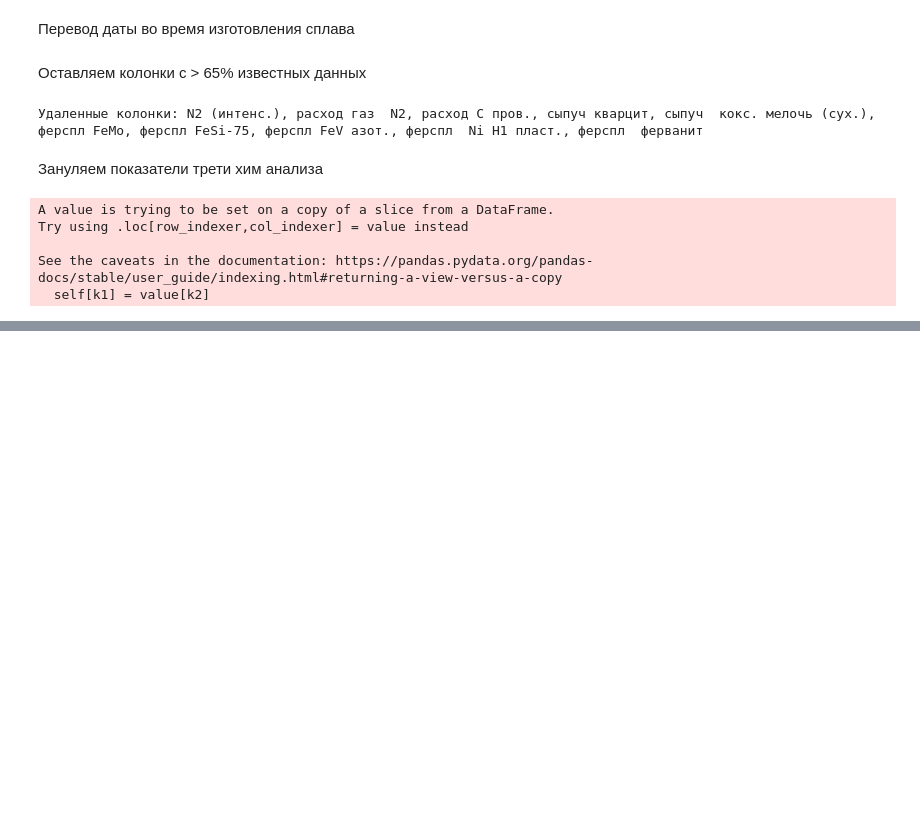
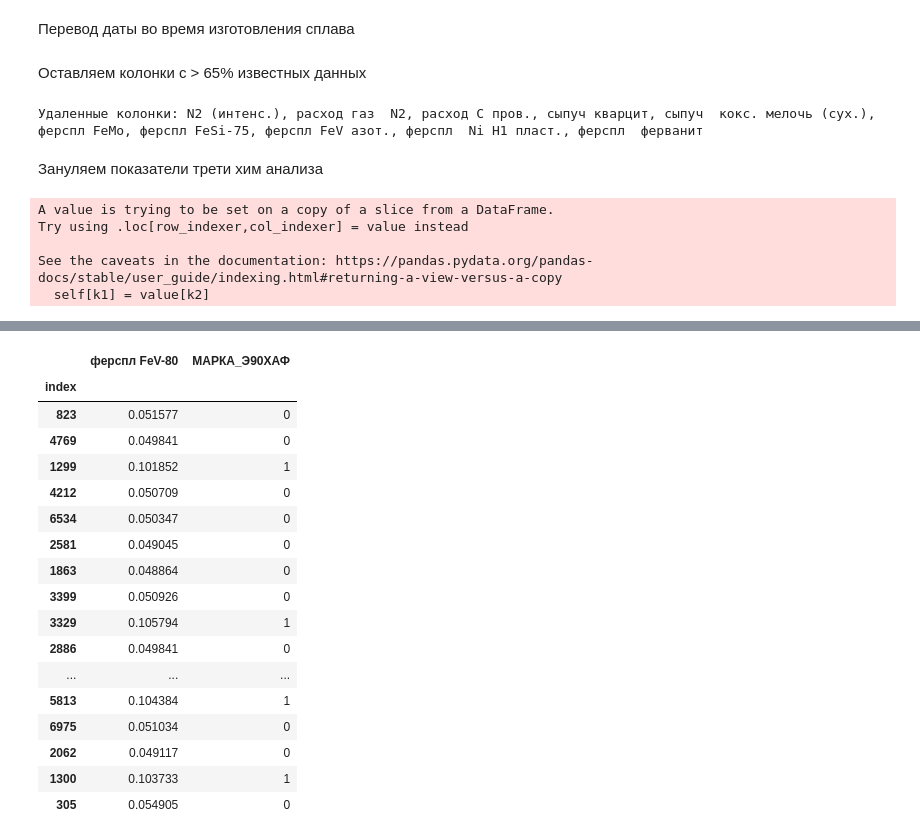
Before and after one commit to OnlyOneUseAcc/Evraz-SCC-prediction, a Jupyter notebook: EDA.ipynb, the cells around one changed output, grey strips where cells are left out. Drawn from its saved outputs; the diff is of its cells as text; code cells hidden in the pictures; blank space fills up the shorter version.

```diff
--- a/EDA.ipynb
+++ b/EDA.ipynb
@@ -132,0 +293,21 @@ dropped_data.to_csv(POST_PROCESSING_DATA, sep='\t', index=False)
+# %%
+dropped_data[['ферспл  FeV-80','МАРКА_Э90ХАФ'  ]].sample(25)
+# %% [output]
+|  | ферспл FeV-80 | МАРКА_Э90ХАФ |
+| index |  |  |
+| 823 | 0.051577 | 0 |
+| 4769 | 0.049841 | 0 |
+| 1299 | 0.101852 | 1 |
+| 4212 | 0.050709 | 0 |
+| 6534 | 0.050347 | 0 |
+| 2581 | 0.049045 | 0 |
+| 1863 | 0.048864 | 0 |
+| 3399 | 0.050926 | 0 |
+| 3329 | 0.105794 | 1 |
+| 2886 | 0.049841 | 0 |
+| ... | ... | ... |
+| 5813 | 0.104384 | 1 |
+| 6975 | 0.051034 | 0 |
+| 2062 | 0.049117 | 0 |
+| 1300 | 0.103733 | 1 |
+| 305 | 0.054905 | 0 |
```
Also changed, not shown: parts of 29 cells of this notebook, 4 other files.
